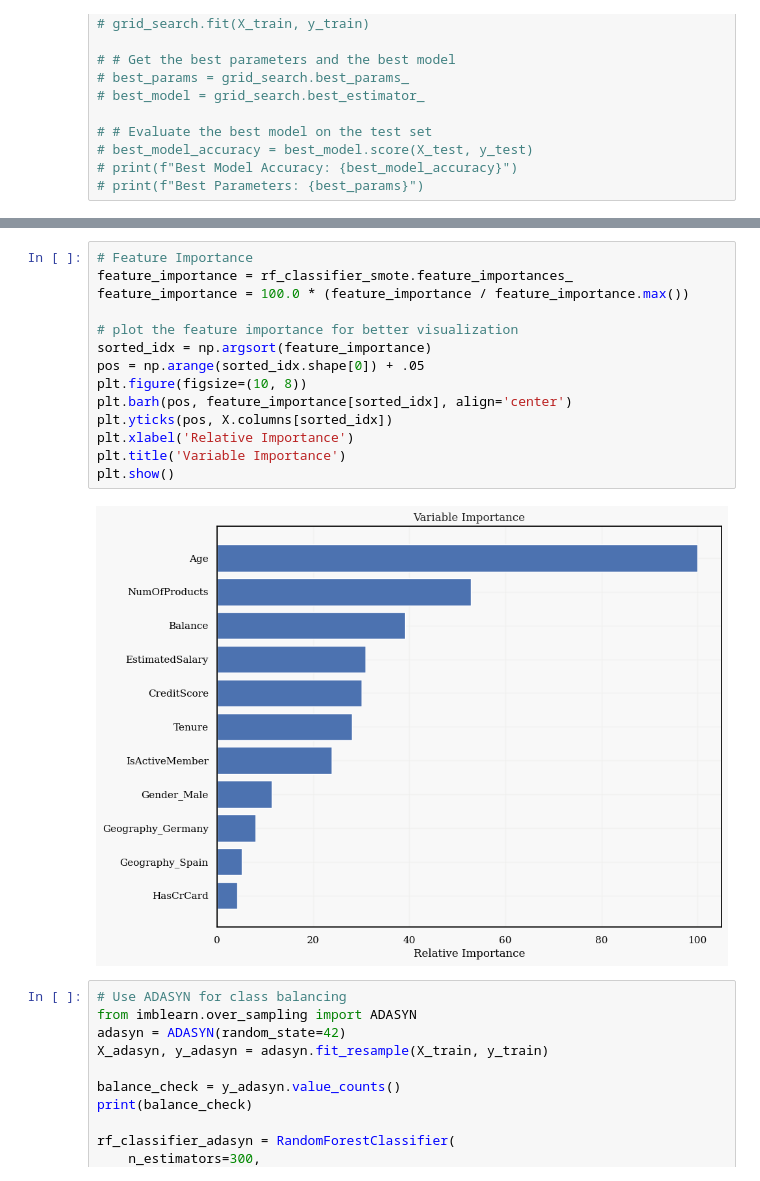
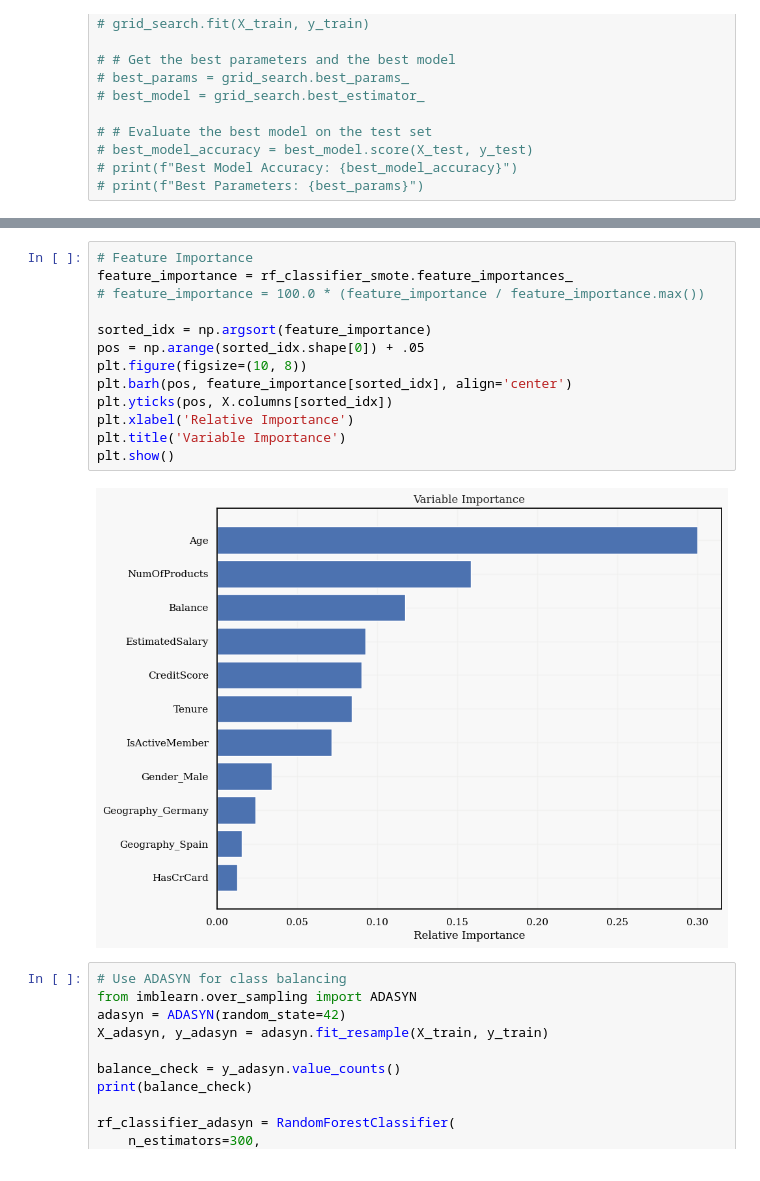
Before and after one commit to gayathriravipati/data-mining, a Jupyter notebook: notebook.ipynb, the cells around one changed output, grey strips where cells are left out. Cells and saved outputs as stored; diff of their text form.

```diff
--- a/notebook.ipynb
+++ b/notebook.ipynb
@@ -338,19 +432,18 @@ plt.show()
 # %%
 # Feature Importance
 feature_importance = rf_classifier_smote.feature_importances_
-feature_importance = 100.0 * (feature_importance / feature_importance.max())
+# feature_importance = 100.0 * (feature_importance / feature_importance.max())
 
-# plot the feature importance for better visualization
 sorted_idx = np.argsort(feature_importance)
 pos = np.arange(sorted_idx.shape[0]) + .05
 plt.figure(figsize=(10, 8))
 plt.barh(pos, feature_importance[sorted_idx], align='center')
 plt.yticks(pos, X.columns[sorted_idx])
 plt.xlabel('Relative Importance')
 plt.title('Variable Importance')
 plt.show()
 # %% [output]
-[figure, old version]
+[figure, new version]
 # %%
 # Use ADASYN for class balancing
 from imblearn.over_sampling import ADASYN
```
Also changed, not shown: parts of 25 cells of this notebook.
